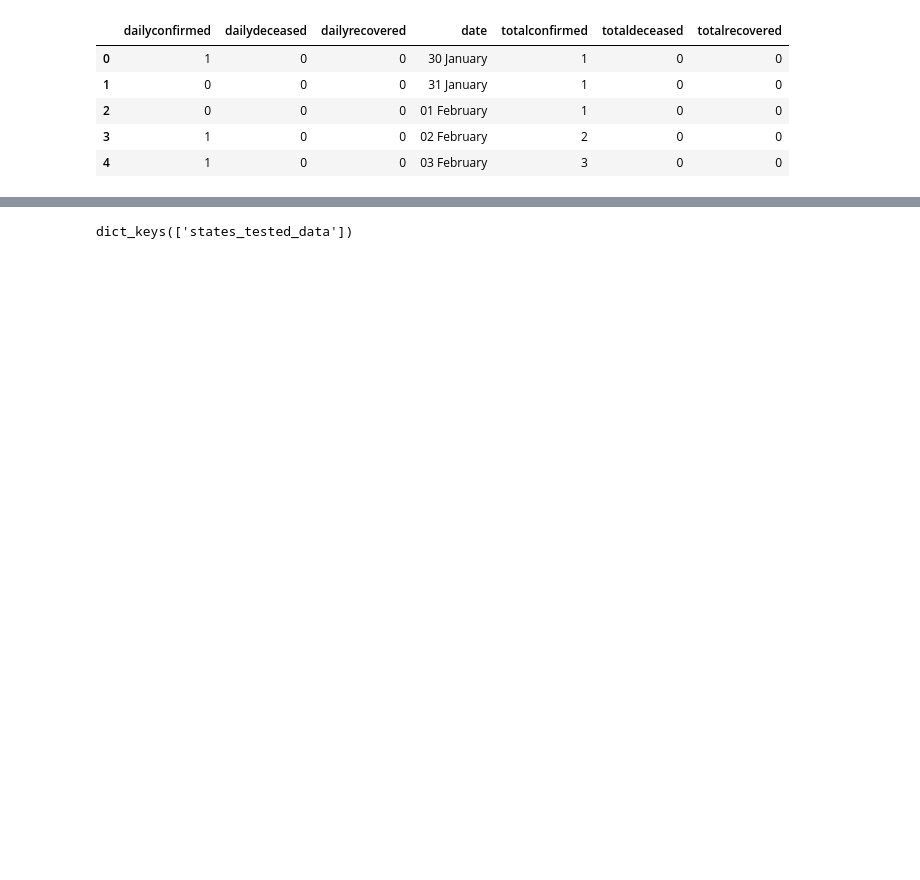
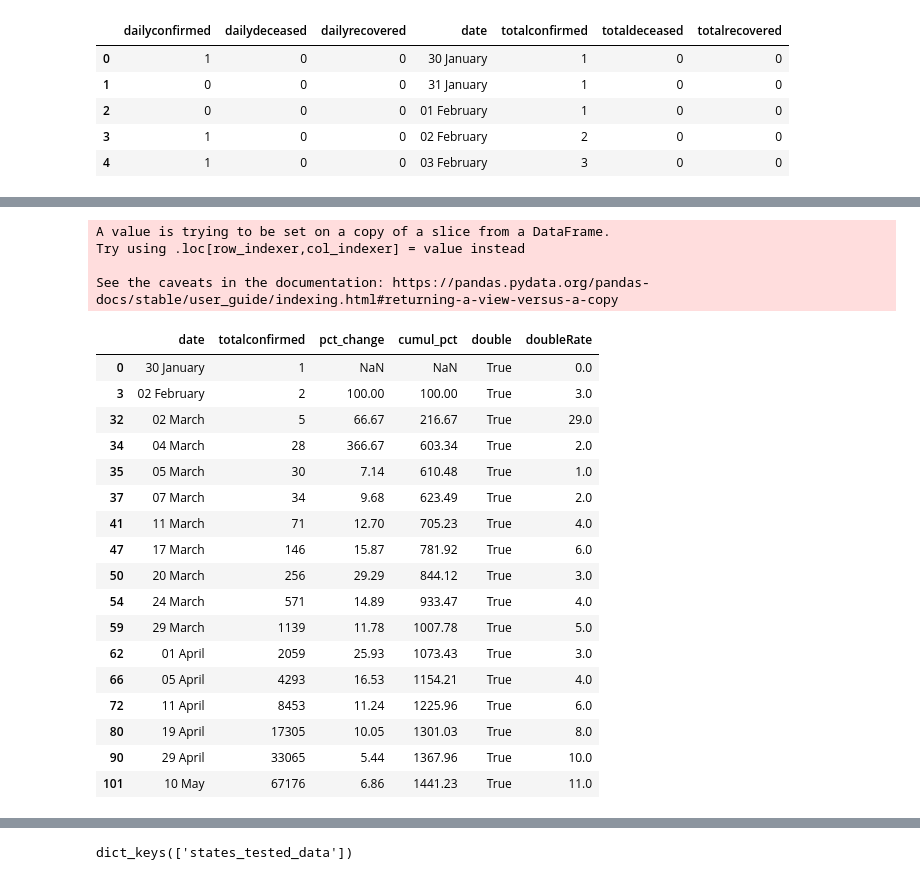
Before and after one commit to phanikiran99/kaggle, a Jupyter notebook: EDA_Covid19India.ipynb, the cells around one changed output, grey strips where cells are left out. Drawn from its saved outputs; the diff is of its cells as text; code cells hidden in the pictures; blank space fills up the shorter version.

```diff
--- a/EDA_Covid19India.ipynb
+++ b/EDA_Covid19India.ipynb
@@ -68,0 +80,20 @@ pctChange['cumul_pct'] = pctChange['pct_change'].cumsum()
+# %%
+def doubling_rate(lst):
+  # rates = rates
+  tf = []
+  for val in lst:
+    try:
+      if val >= rates[0]:
+        # print (val, rates[0])
+        rates.pop(0)
+
+        tf.append(True)
+      else:
+        tf.append(False)
+    except IndexError:
+      # print (rates,len(rates))
+      # print ('exception')
+      tf.append(False)
+  return tf
+# %%
+pctChange['double'] = doubling_rate(pctChange['totalconfirmed'].map(int))
@@ -68,0 +109,2 @@ pctChange['cumul_pct'] = pctChange['pct_change'].cumsum()
+# %%
+doublingData = pctChange[pctChange['double']]
@@ -68,0 +131,28 @@ pctChange['cumul_pct'] = pctChange['pct_change'].cumsum()
+# %%
+doublingData['doubleRate'] = doublingData.reset_index()['index'].diff().fillna(0).to_list()
+# %% [output]
+A value is trying to be set on a copy of a slice from a DataFrame.
+Try using .loc[row_indexer,col_indexer] = value instead
+
+See the caveats in the documentation: https://pandas.pydata.org/pandas-docs/stable/user_guide/indexing.html#returning-a-view-versus-a-copy
+# %%
+doublingData
+# %% [output]
+|  | date | totalconfirmed | pct_change | cumul_pct | double | doubleRate |
+| 0 | 30 January | 1 | NaN | NaN | True | 0.0 |
+| 3 | 02 February | 2 | 100.00 | 100.00 | True | 3.0 |
+| 32 | 02 March | 5 | 66.67 | 216.67 | True | 29.0 |
+| 34 | 04 March | 28 | 366.67 | 603.34 | True | 2.0 |
+| 35 | 05 March | 30 | 7.14 | 610.48 | True | 1.0 |
+| 37 | 07 March | 34 | 9.68 | 623.49 | True | 2.0 |
+| 41 | 11 March | 71 | 12.70 | 705.23 | True | 4.0 |
+| 47 | 17 March | 146 | 15.87 | 781.92 | True | 6.0 |
+| 50 | 20 March | 256 | 29.29 | 844.12 | True | 3.0 |
+| 54 | 24 March | 571 | 14.89 | 933.47 | True | 4.0 |
+| 59 | 29 March | 1139 | 11.78 | 1007.78 | True | 5.0 |
+| 62 | 01 April | 2059 | 25.93 | 1073.43 | True | 3.0 |
+| 66 | 05 April | 4293 | 16.53 | 1154.21 | True | 4.0 |
+| 72 | 11 April | 8453 | 11.24 | 1225.96 | True | 6.0 |
+| 80 | 19 April | 17305 | 10.05 | 1301.03 | True | 8.0 |
+| 90 | 29 April | 33065 | 5.44 | 1367.96 | True | 10.0 |
+| 101 | 10 May | 67176 | 6.86 | 1441.23 | True | 11.0 |
```
Also changed, not shown: parts of 14 cells of this notebook.
